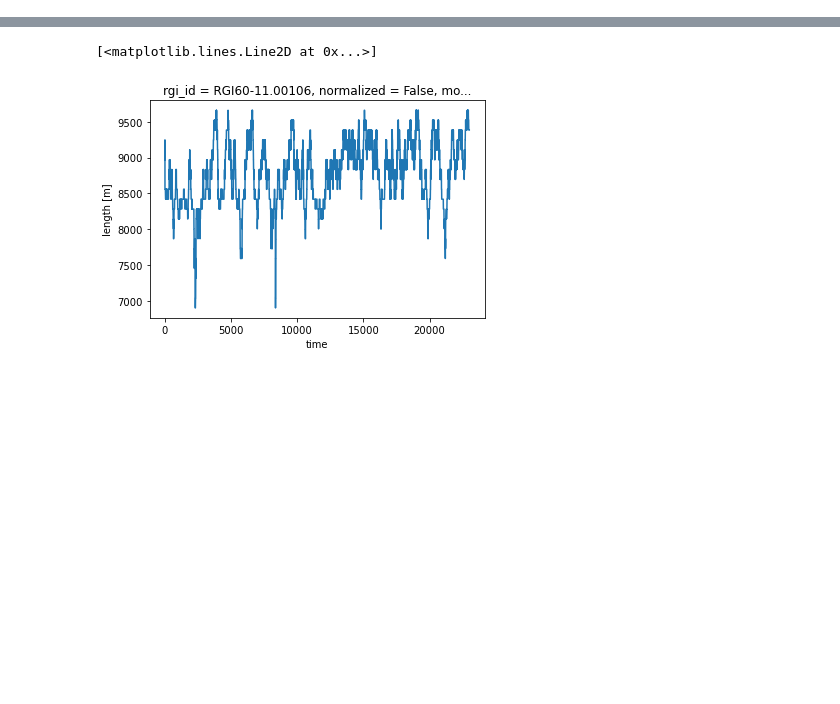
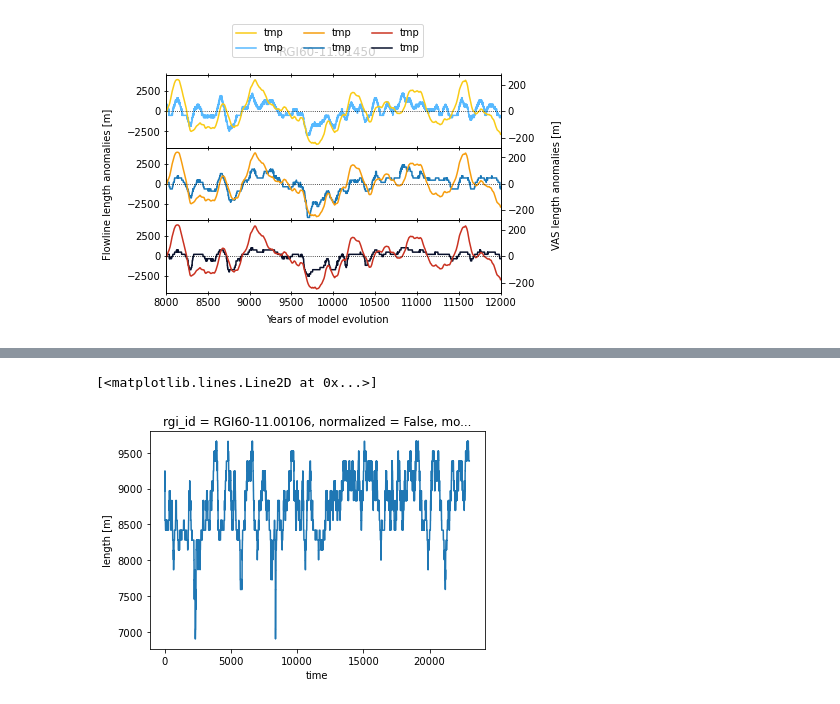
Before and after one commit to oberrauch/vascaling, a Jupyter notebook: notebooks/tmp.ipynb, the cells around one changed output, grey strips where cells are left out. Cells and saved outputs as stored; diff of their text form; code cells hidden in the pictures; blank space fills up the shorter version.

```diff
--- a/notebooks/tmp.ipynb
+++ b/notebooks/tmp.ipynb
@@ -0,0 +312,69 @@
+# %%
+
+
+for i, rgi_id in enumerate(ds.rgi_id):
+    # create figure and axes
+    fig, axes = plt.subplots(3,1)
+    # create empty containers
+    ylim = list()
+    ylim_ = list()
+    axes_ = list()
+    fl_handles = list()
+    vas_handles = list()
+
+    for j, (ax, temp_bias) in enumerate(zip(axes, ds.temp_bias)):
+        # select glacier and climate
+        length = ds.length.sel(rgi_id=rgi_id,
+                               temp_bias=temp_bias,
+                               normalized=False).squeeze()
+        # select time period
+        time0, time1 = int(8e3), int(12e3)+1
+        length = length.isel(time=slice(time0, time1))
+        # compute mean and deviations
+        mean = length.mean(dim='time')
+        deviations = length - mean
+        # plot length anomalies
+        fl_handles.append(ax.plot(deviations.time,
+                                  deviations.sel(model='fl'),
+                                  c=fl_cycle[j],
+                                  label=f'fl {temp_bias.values:+.1f}'))
+
+        # instantiate a second axes that shares the same x-axis
+        ax_ = ax.twinx()
+        axes_.append(ax_)
+        vas_handles.append(ax_.plot(deviations.time,
+                                    deviations.sel(model='vas'),
+                                    c=vas_cycle[j],
+                                    label=f'vas {temp_bias.values:+.1f}'))
+        ax_.axhline(0, c='k', ls=':', lw=0.8)
+
+
+        ylim.append(ax.get_ylim())
+        ylim_.append(ax_.get_ylim())
+
+        # take care of tickparams
+        ax.tick_params(direction='inout', top=True, labelbottom=(j == 2))
+        # set xlimits to match sliced time
+        ax.set_xlim([time0, time1])
+
+    # title, labels
+    fig.suptitle(rgi_id.values)
+    fig.text(0.5, 0.02, 'Years of model evolution', ha='center')
+    fig.text(-0.02, 0.5, 'Flowline length anomalies [m]', va='center', rotation='vertical')
+    fig.text(1.02, 0.5, 'VAS length anomalies [m]', va='center', rotation='vertical')
+
+    # adjust layout
+    fig.subplots_adjust(wspace=0, hspace=0)
+
+    #
+    ylim = abs(np.array(ylim).flatten()).max()
+    [ax.set_ylim([-ylim, ylim]) for ax in axes]
+    ylim_ = abs(np.array(ylim_).flatten()).max()
+    [ax_.set_ylim([-ylim_, ylim_]) for ax_ in axes_]
+
+    fig.legend(np.array(list(zip(vas_handles, fl_handles))).flatten(), np.repeat('tmp', 6), ncol=3,
+               bbox_to_anchor=(0.5, 1), loc='center')
+
+    break;
+# %% [output]
+[figure, added]
```
Also changed, not shown: parts of 32 cells of this notebook, 24 other files.
